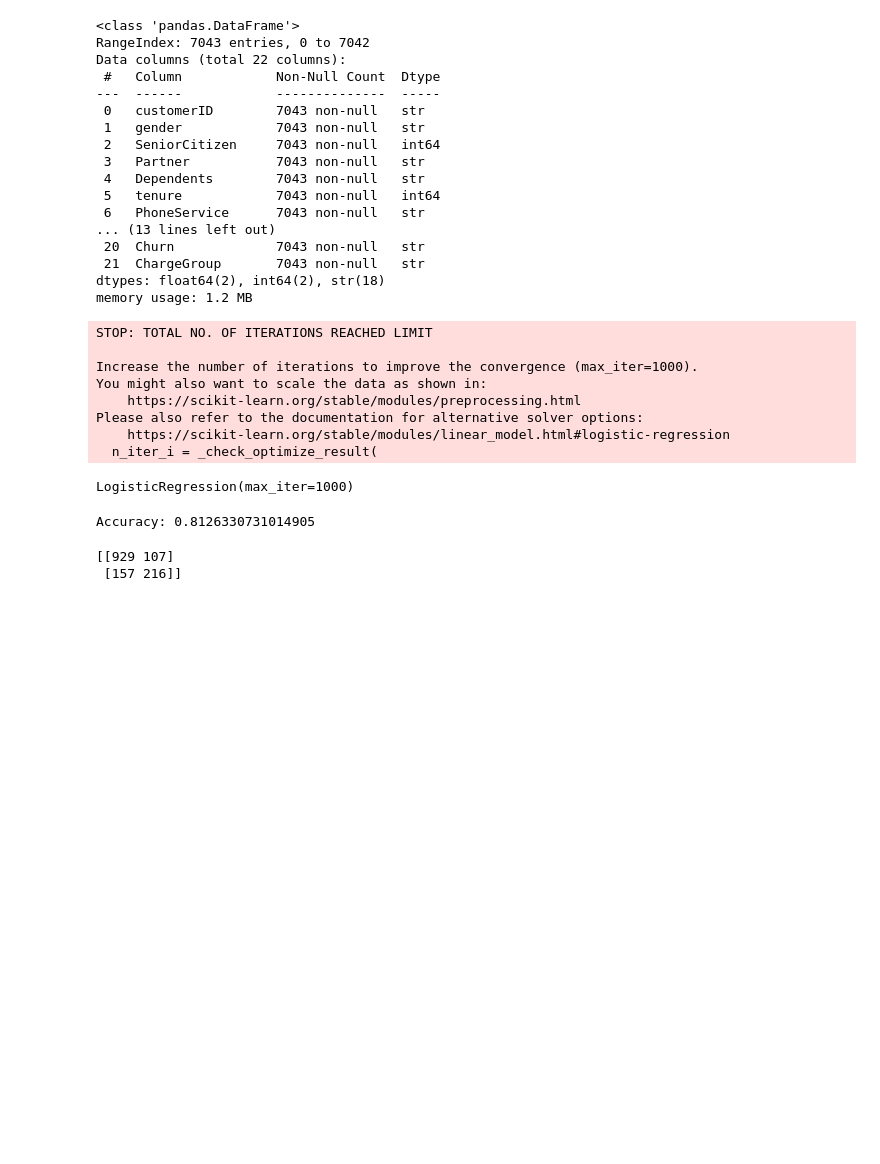
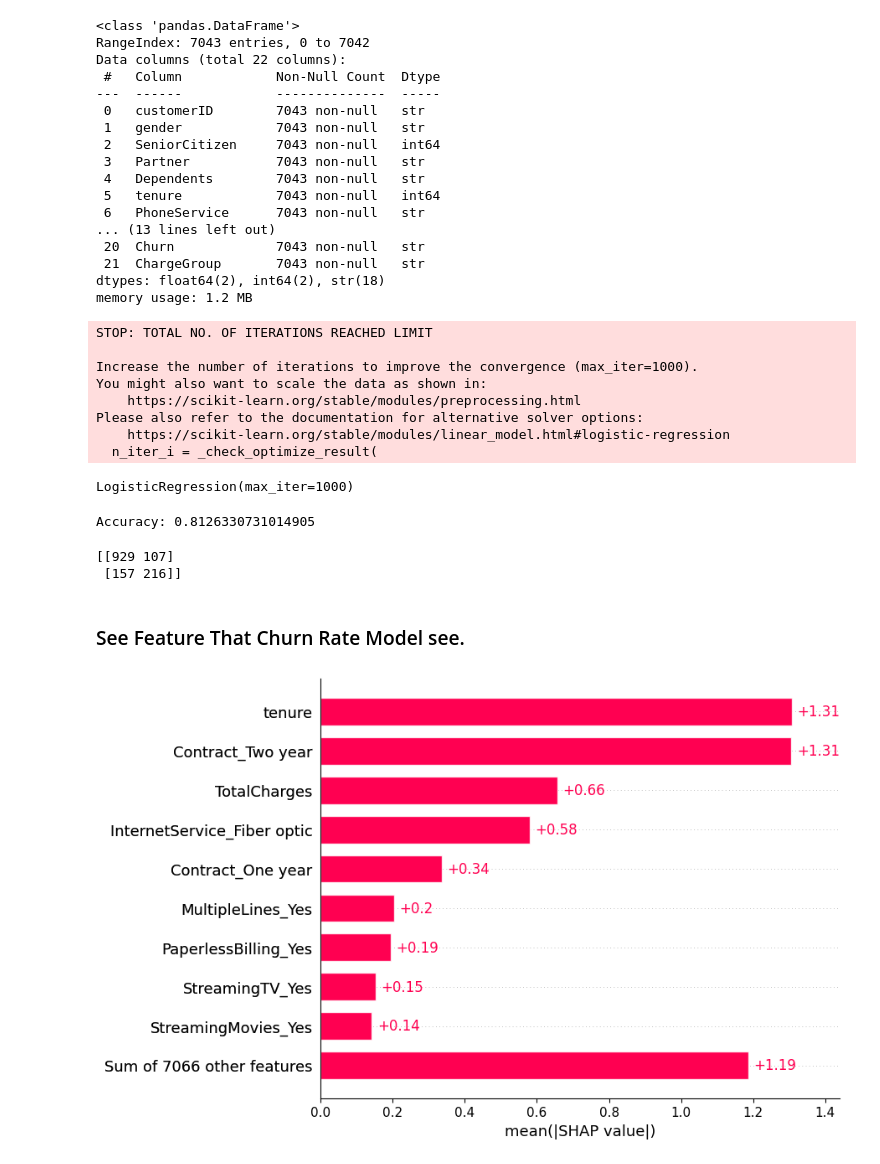
Before and after one commit to ppts2545/Telco-Customer-Churn-by-BlastChar, a Jupyter notebook: outputs/models/01_model_building_model1.ipynb, the cells around one changed output. Saved outputs shown, nothing was run; the diff lists cells and outputs as text; code cells hidden in the pictures; blank space fills up the shorter version.

Commit message:
use shap to look feature that effect churn rate and find new more advance insight

```diff
--- a/outputs/models/01_model_building_model1.ipynb
+++ b/outputs/models/01_model_building_model1.ipynb
@@ -74,3 +75,13 @@ print(cm)
  [157 216]]
 # %%
 churn_prob = model.predict_proba(X_test)[:,1]
+# %% [markdown]
+### See Feature That Churn Rate Model see.
+# %%
+explainer = shap.Explainer(model, X_train)
+# %%
+sharp_values = explainer(X_test)
+# %%
+shap.plots.bar(sharp_values)
+# %% [output]
+[figure, added]
```
Also changed, not shown: parts of 2 cells of this notebook.
